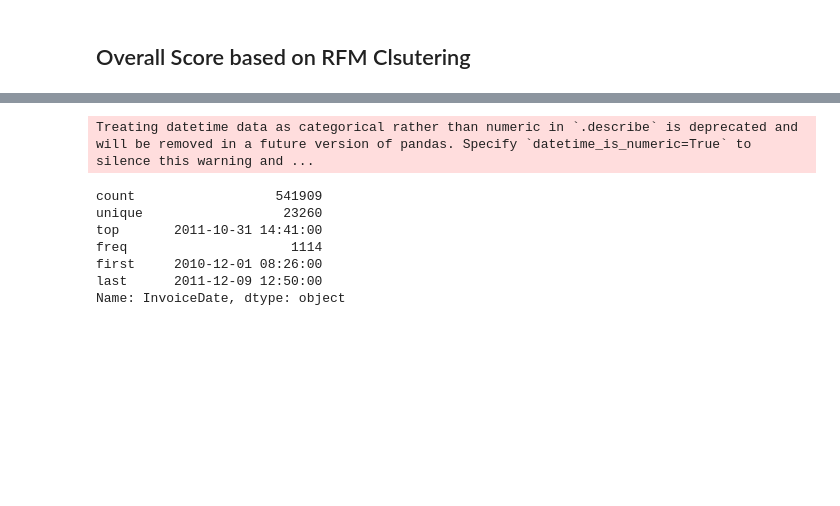
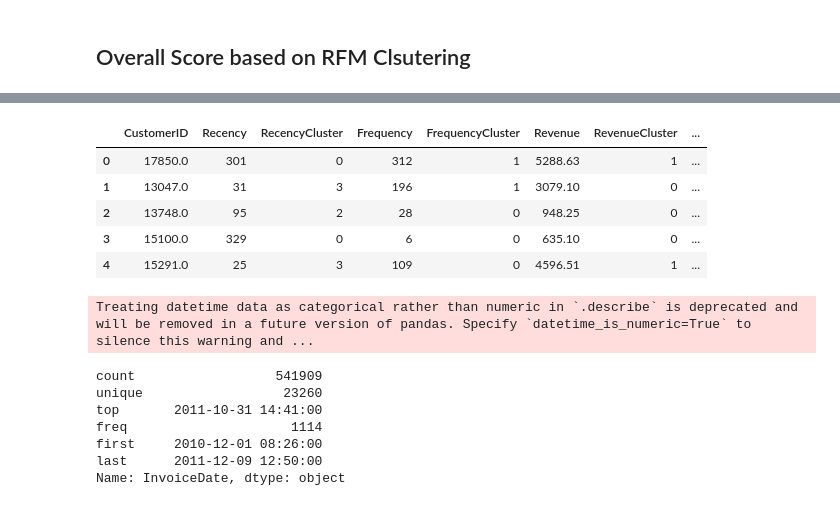
Before and after one commit to jijnasu/GymBot, a Jupyter notebook: model/processing_data.ipynb, the cells around one changed output, grey strips where cells are left out. Saved outputs shown, nothing was run; the diff lists cells and outputs as text; code cells hidden in the pictures; blank space fills up the shorter version.

```diff
--- a/Project/processing_data.ipynb
+++ b/model/processing_data.ipynb
@@ -445,0 +455,9 @@ Indexing with multiple keys (implicitly converted to a tuple of keys) will be de
+# %%
+all_user.head()
+# %% [output]
+|  | CustomerID | Recency | RecencyCluster | Frequency | FrequencyCluster | Revenue | RevenueCluster | ... |
+| 0 | 17850.0 | 301 | 0 | 312 | 1 | 5288.63 | 1 | ... |
+| 1 | 13047.0 | 31 | 3 | 196 | 1 | 3079.10 | 0 | ... |
+| 2 | 13748.0 | 95 | 2 | 28 | 0 | 948.25 | 0 | ... |
+| 3 | 15100.0 | 329 | 0 | 6 | 0 | 635.10 | 0 | ... |
+| 4 | 15291.0 | 25 | 3 | 109 | 0 | 4596.51 | 1 | ... |
```
Also changed, not shown: parts of 26 cells of this notebook, 7 other files.
